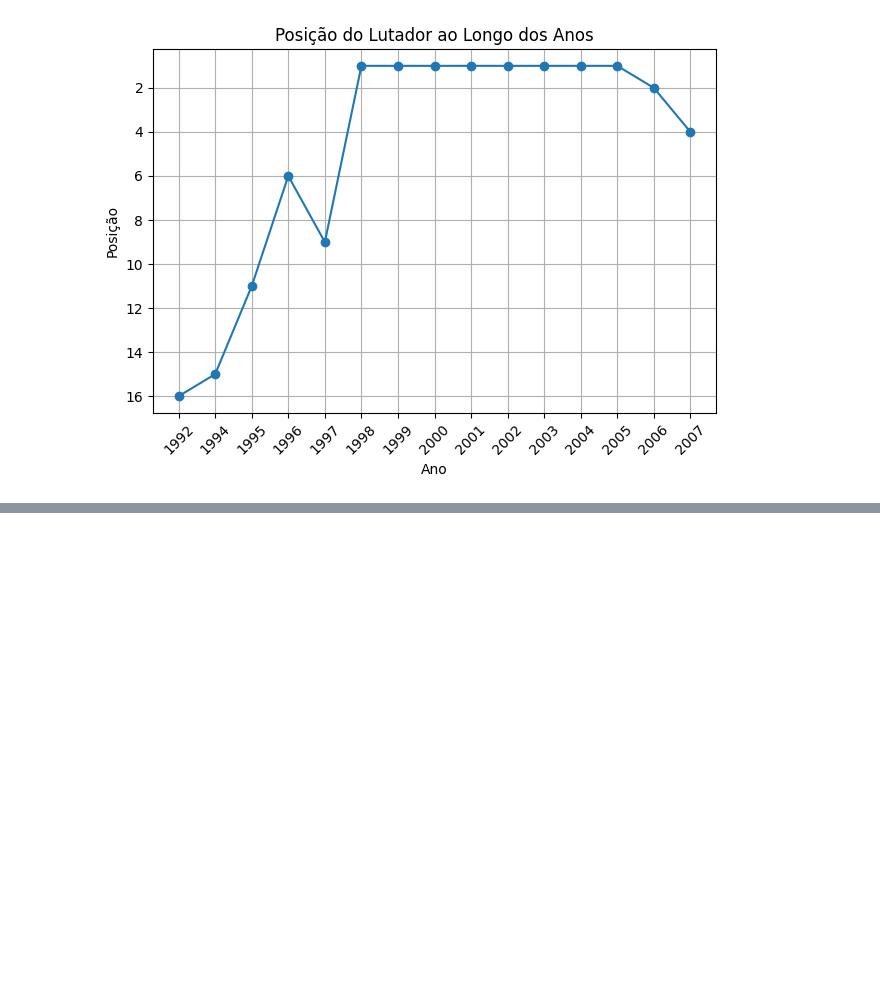
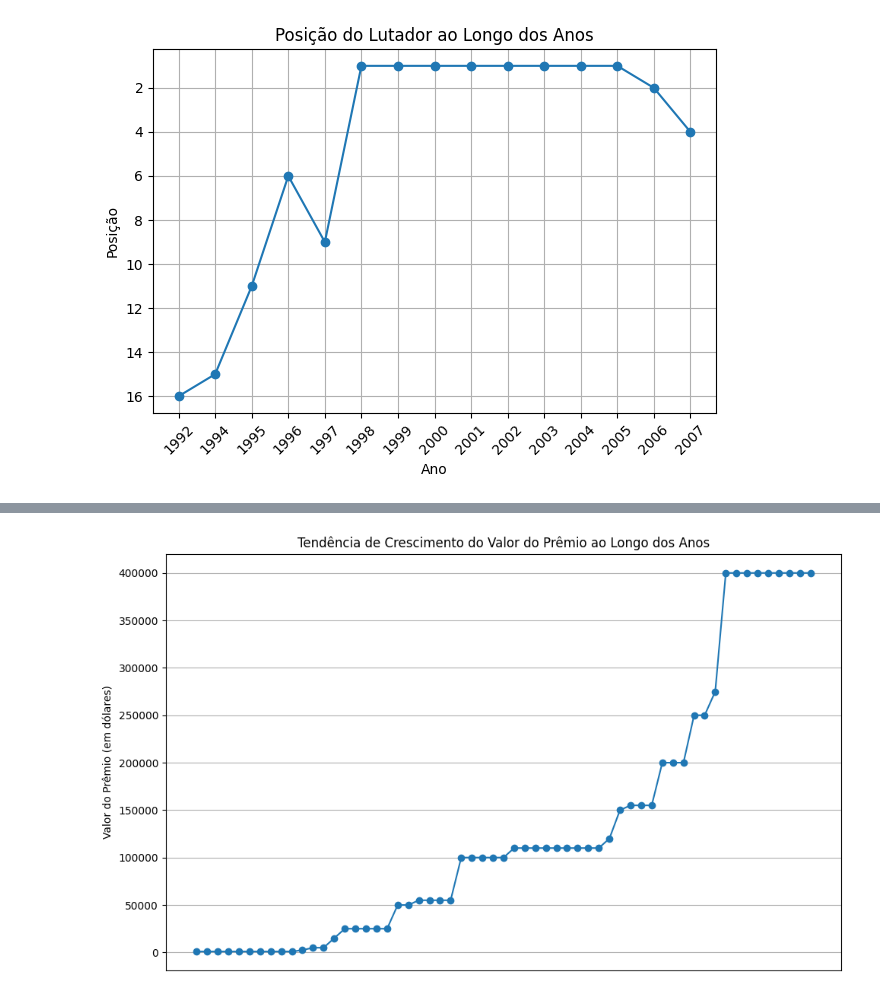
Before and after one commit to jojosuelobo/MrOlympia-DataAnalysis, a Jupyter notebook: project.ipynb, the cells around one changed output, grey strips where cells are left out. Saved outputs shown, nothing was run; the diff lists cells and outputs as text; code cells hidden in the pictures; blank space fills up the shorter version.

```diff
--- a/project.ipynb
+++ b/project.ipynb
@@ -803,0 +844,21 @@ plt.show()
+# %%
+anos = df_olympia['year']
+valores_premio = df_olympia['award']
+
+# Criar o gráfico de linha
+plt.figure(figsize=(10, 6))
+plt.plot(anos, valores_premio, marker='o', linestyle='-')
+
+# Remover os rótulos no eixo x
+plt.xticks([])
+
+# Adicionar rótulos e título
+plt.ylabel('Valor do Prêmio (em dólares)')
+plt.title('Tendência de Crescimento do Valor do Prêmio ao Longo dos Anos')
+
+# Mostrar o gráfico
+plt.grid(True)
+plt.tight_layout()
+plt.show()
+# %% [output]
+[figure, added]
```
Also changed, not shown: parts of 4 cells of this notebook, 1 other file.
